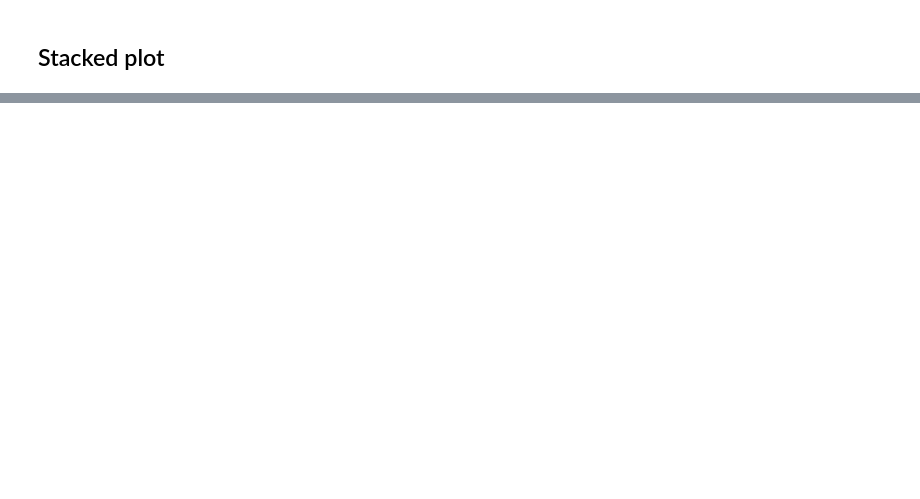
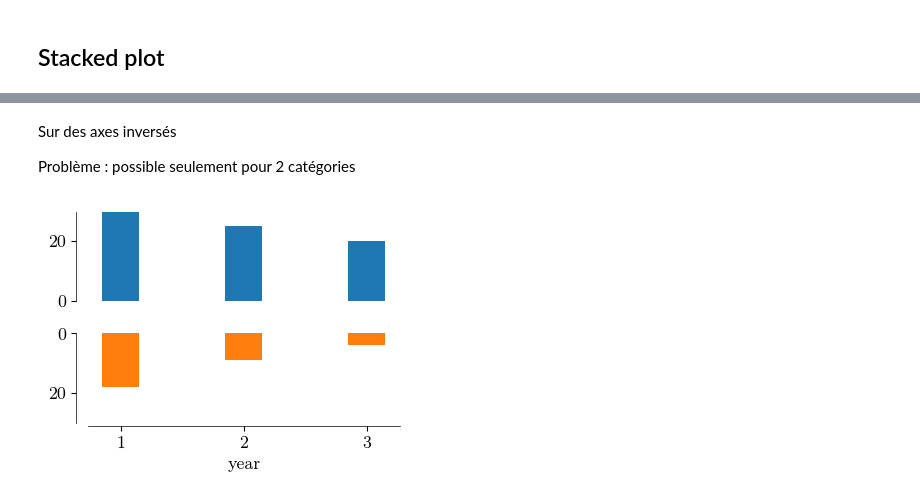
Before and after one commit to ninivert/abradatabra, a Jupyter notebook: graphs/planche1.ipynb, the cells around one changed output, grey strips where cells are left out. Drawn from its saved outputs; the diff is of its cells as text; code cells hidden in the pictures; blank space fills up the shorter version.

```diff
--- a/graphs/planche1.ipynb
+++ b/graphs/planche1.ipynb
@@ -68,0 +111,25 @@ plt.show(fig)
+# %% [markdown]
+Sur des axes inversés
+
+Problème : possible seulement pour 2 catégories
+# %%
+plt.close('all')
+fig, ax = plt.subplot_mosaic(
+	[[0], [1]],
+	# gridspec_kw=dict(wspace=0.0, hspace=0.0),
+	dpi=100,
+	figsize=(4, 3)
+)
+ax[0].bar(df.year, df.chevaux, 0.3, color='tab:blue')
+ax[1].bar(df.year, df.boeufs, 0.3, color='tab:orange')
+ax[1].set_xticks(df.year)
+ax[1].set_xlabel('year')
+ax[0].xaxis.set_visible(False)
+ax[0].spines.bottom.set_visible(False)
+ax[0].set_ylim((0, 30))
+ax[1].set_ylim((30, 0))
+breathe(ax[0])
+breathe(ax[1])
+plt.show(fig)
+# %% [output]
+[figure, added]
```
Also changed, not shown: parts of 11 cells of this notebook, 9 other files.
